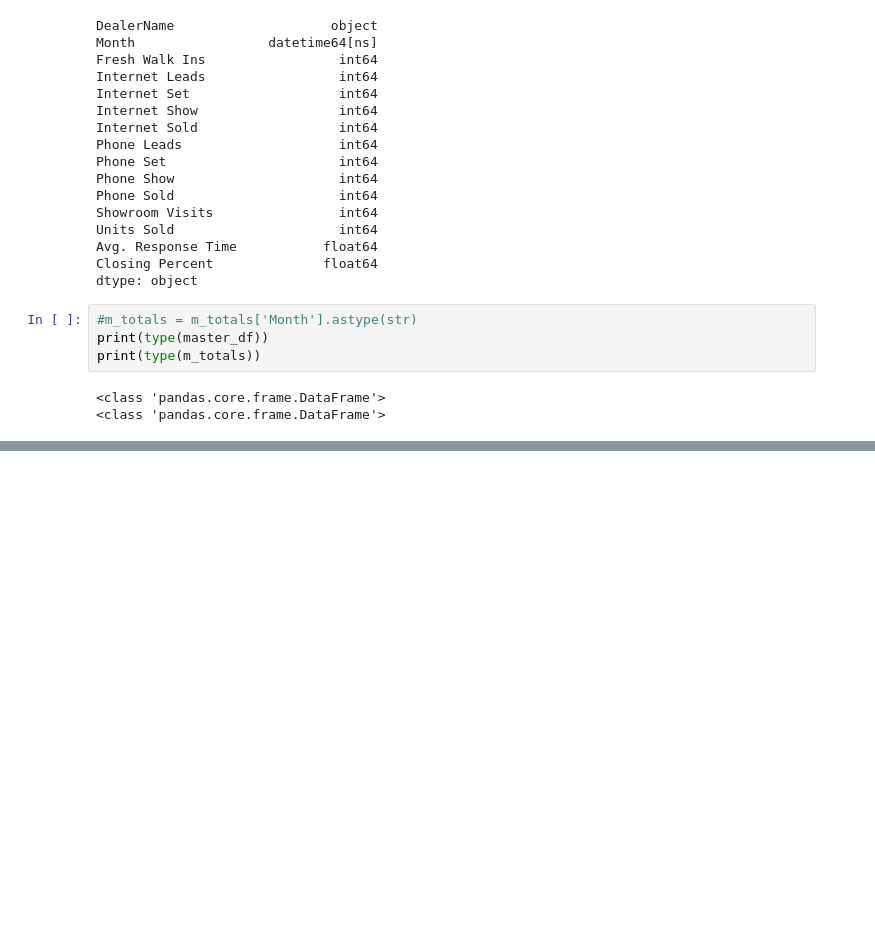
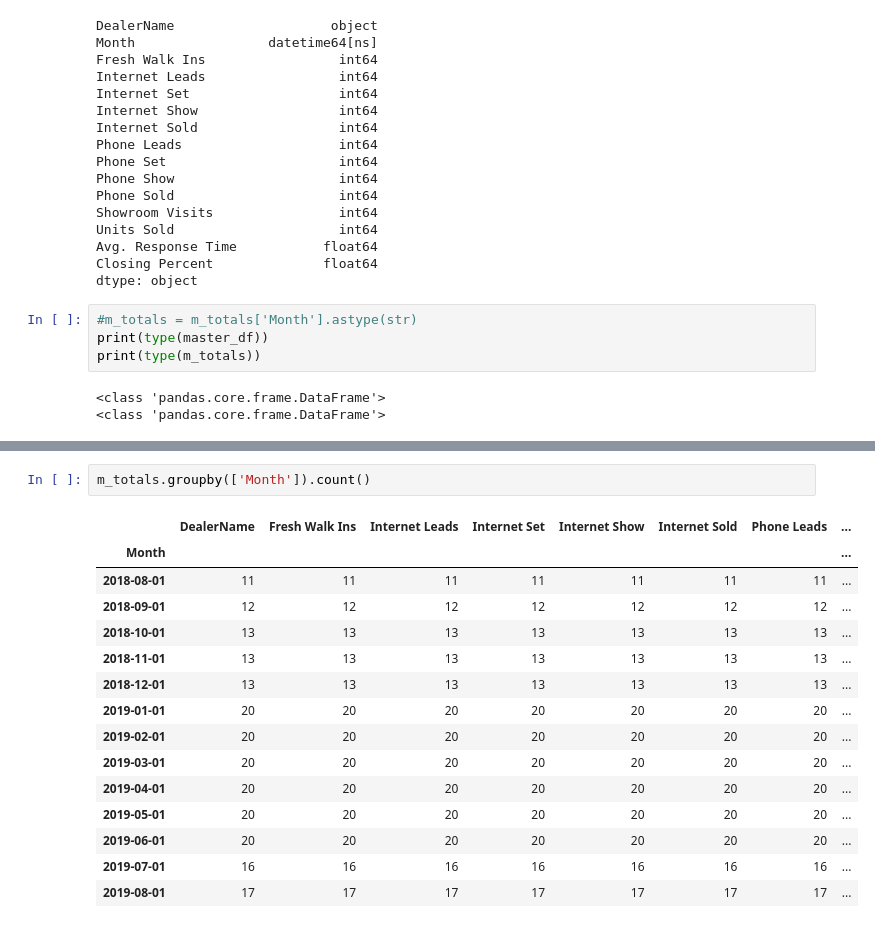
Before and after one commit to GarrettMarkScott/CRM-Data-from-GSheets, a Jupyter notebook: Analyzing our Clients CRM Data.ipynb, the cells around one changed output, grey strips where cells are left out. Cells and saved outputs as stored; diff of their text form; blank space fills up the shorter version.

```diff
--- a/Analyzing our Clients CRM Data.ipynb
+++ b/Analyzing our Clients CRM Data.ipynb
@@ -226,0 +227,18 @@ TypeError: Only valid with DatetimeIndex, TimedeltaIndex or PeriodIndex, but got
+# %%
+m_totals.groupby(['Month']).count()
+# %% [output]
+|  | DealerName | Fresh Walk Ins | Internet Leads | Internet Set | Internet Show | Internet Sold | Phone Leads | ... |
+| Month |  |  |  |  |  |  |  | ... |
+| 2018-08-01 | 11 | 11 | 11 | 11 | 11 | 11 | 11 | ... |
+| 2018-09-01 | 12 | 12 | 12 | 12 | 12 | 12 | 12 | ... |
+| 2018-10-01 | 13 | 13 | 13 | 13 | 13 | 13 | 13 | ... |
+| 2018-11-01 | 13 | 13 | 13 | 13 | 13 | 13 | 13 | ... |
+| 2018-12-01 | 13 | 13 | 13 | 13 | 13 | 13 | 13 | ... |
+| 2019-01-01 | 20 | 20 | 20 | 20 | 20 | 20 | 20 | ... |
+| 2019-02-01 | 20 | 20 | 20 | 20 | 20 | 20 | 20 | ... |
+| 2019-03-01 | 20 | 20 | 20 | 20 | 20 | 20 | 20 | ... |
+| 2019-04-01 | 20 | 20 | 20 | 20 | 20 | 20 | 20 | ... |
+| 2019-05-01 | 20 | 20 | 20 | 20 | 20 | 20 | 20 | ... |
+| 2019-06-01 | 20 | 20 | 20 | 20 | 20 | 20 | 20 | ... |
+| 2019-07-01 | 16 | 16 | 16 | 16 | 16 | 16 | 16 | ... |
+| 2019-08-01 | 17 | 17 | 17 | 17 | 17 | 17 | 17 | ... |
```
Also changed, not shown: parts of 10 cells of this notebook.
